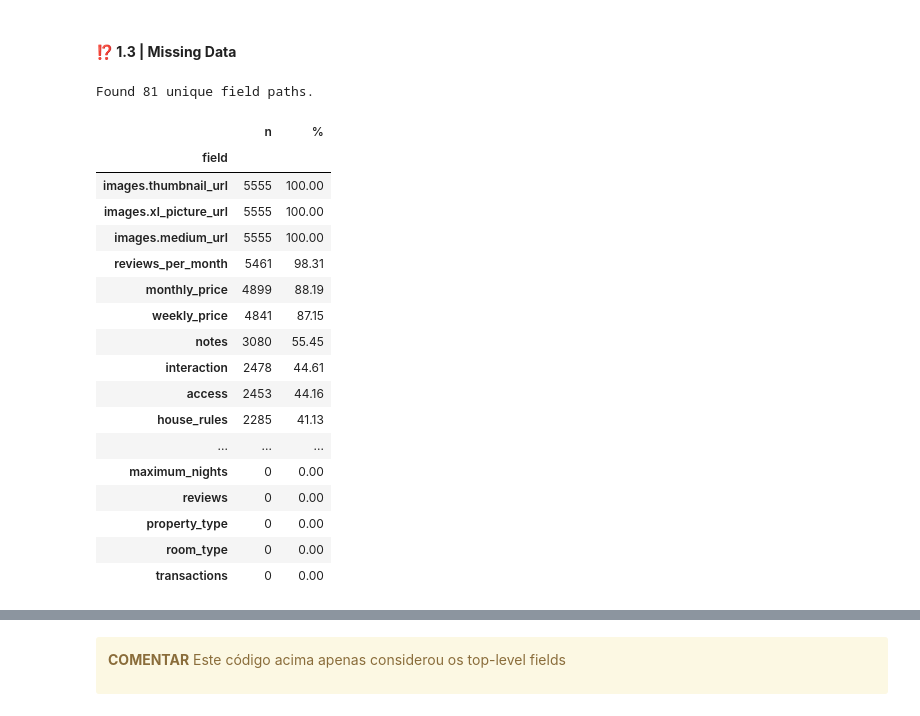
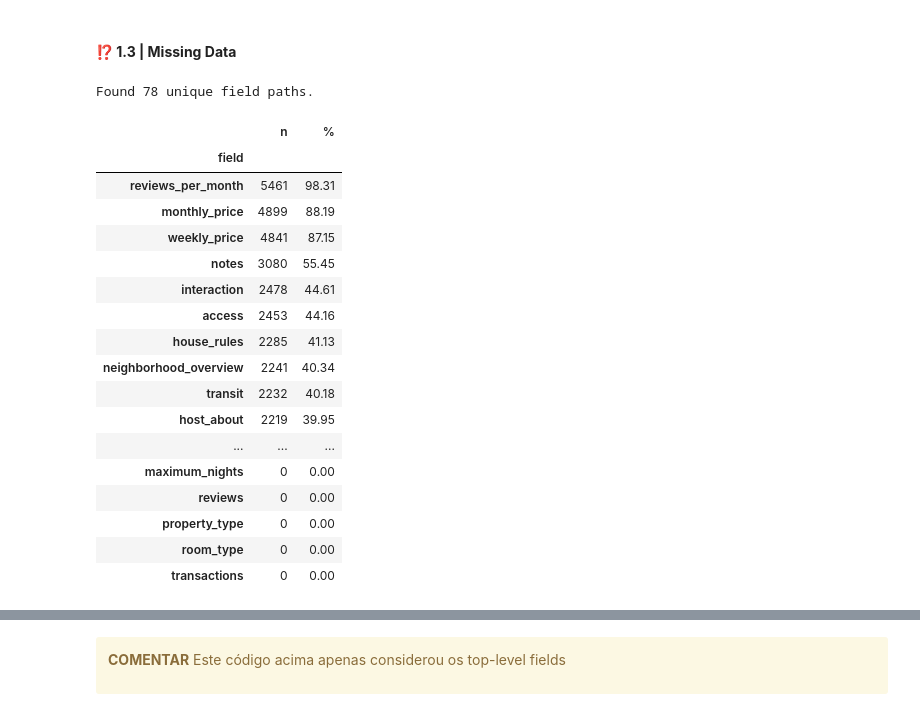
Before and after one commit to Silvestre17/Neo4j_MongoDB_BigDataModeling_MasterProjects, a Jupyter notebook: Homework2_MongoDB/Group5_BDMM_HW2.ipynb, the cells around one changed output, grey strips where cells are left out. Cells and saved outputs as stored; diff of their text form; code cells hidden in the pictures.

```diff
--- a/Homework2_MongoDB/Group5_BDMM_HW2.ipynb
+++ b/Homework2_MongoDB/Group5_BDMM_HW2.ipynb
@@ -934,37 +943,35 @@ unique_fields = sorted(list(all_field_paths))
 # Drop "address.location.coordinates[0]" and "address.location.coordinates[1]" as they are part of "address.location.coordinates"
 unique_fields.remove("address.location.coordinates[0]")
 unique_fields.remove("address.location.coordinates[1]")
 print(f"Found {len(unique_fields)} unique field paths.")
 
 # Step 3: Count missing values for each field
 missing_counts = {}
 for field in unique_fields:
     # Count documents where field is missing, null, or empty string
     missing = db.listingsAndReviews_HW2.count_documents({
         "$or": [
             {field: {"$exists": False}},
             {field: None},
             {field: ""}
         ]
     })
     missing_counts[field] = missing
 
 # Step 4: Create DataFrame with n and % missing
+total_docs = db.listingsAndReviews_HW2.count_documents({})  # Total number of documents in the collection
 df_data = {
     "n": [missing_counts[field] for field in unique_fields],
     "%": [round((missing_counts[field] / total_docs) * 100, 2) for field in unique_fields]
 }
 df = pd.DataFrame(df_data, index=unique_fields)
 df.index.name = "field"
 df.sort_values(by="n", ascending=False, inplace=True)
 df
 # %% [output]
-Found 81 unique field paths.
+Found 78 unique field paths.
 |  | n | % |
 | field |  |  |
-| images.thumbnail_url | 5555 | 100.00 |
-| images.xl_picture_url | 5555 | 100.00 |
-| images.medium_url | 5555 | 100.00 |
 | reviews_per_month | 5461 | 98.31 |
 | monthly_price | 4899 | 88.19 |
 | weekly_price | 4841 | 87.15 |
@@ -972,6 +979,9 @@ Found 81 unique field paths.
 | interaction | 2478 | 44.61 |
 | access | 2453 | 44.16 |
 | house_rules | 2285 | 41.13 |
+| neighborhood_overview | 2241 | 40.34 |
+| transit | 2232 | 40.18 |
+| host_about | 2219 | 39.95 |
 | ... | ... | ... |
 | maximum_nights | 0 | 0.00 |
 | reviews | 0 | 0.00 |
```
Also changed, not shown: parts of 82 cells of this notebook, 2 other files.
